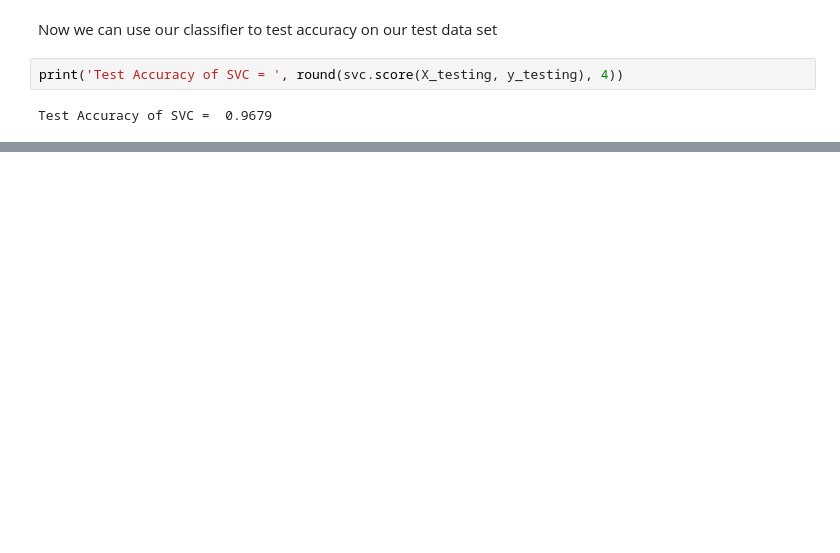
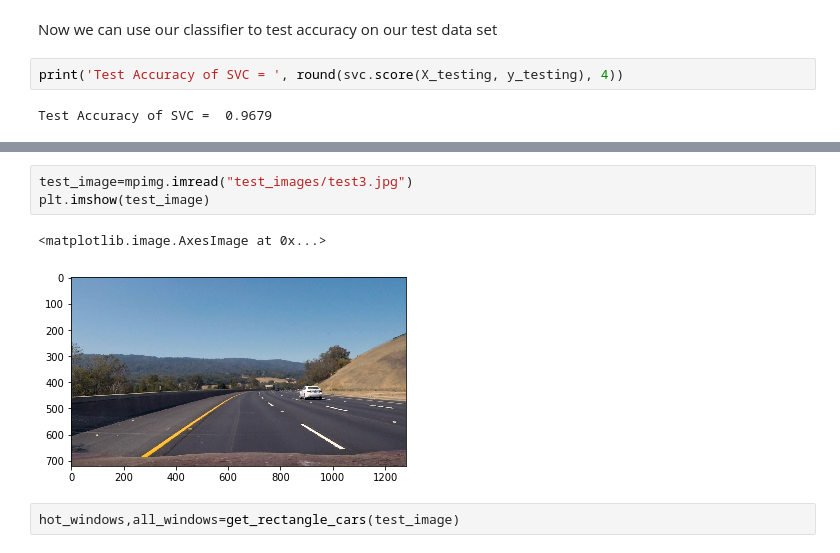
Before and after one commit to tiandiao123/Vehicle-Detection, a Jupyter notebook: Vehicle Detection.ipynb, the cells around one changed output, grey strips where cells are left out. Cells and saved outputs as stored; diff of their text form; blank space fills up the shorter version.

```diff
--- a/Vehicle Detection.ipynb
+++ b/Vehicle Detection.ipynb
@@ -208,0 +301,8 @@ Test Accuracy of SVC =  0.9679
+# %%
+test_image=mpimg.imread("test_images/test3.jpg")
+plt.imshow(test_image)
+# %% [output]
+<matplotlib.image.AxesImage at 0x...>
+[figure, added]
+# %%
+hot_windows,all_windows=get_rectangle_cars(test_image)
```
Also changed, not shown: parts of 9 cells of this notebook, 3 other files.
